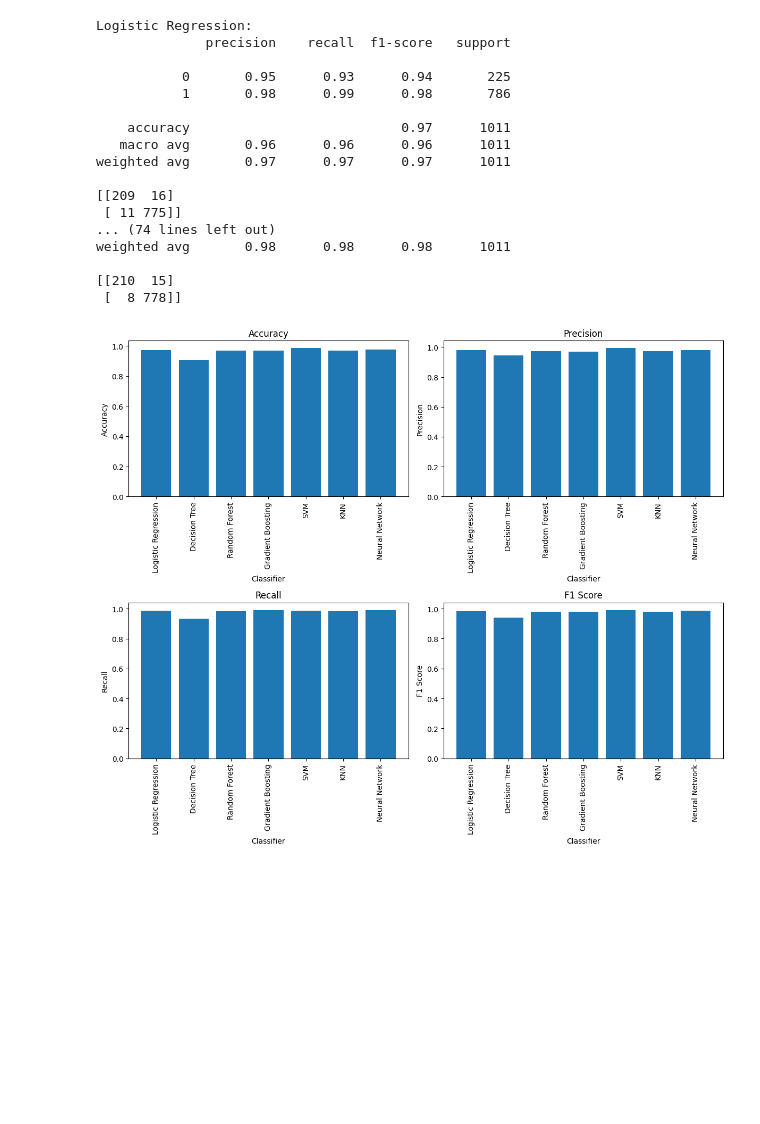
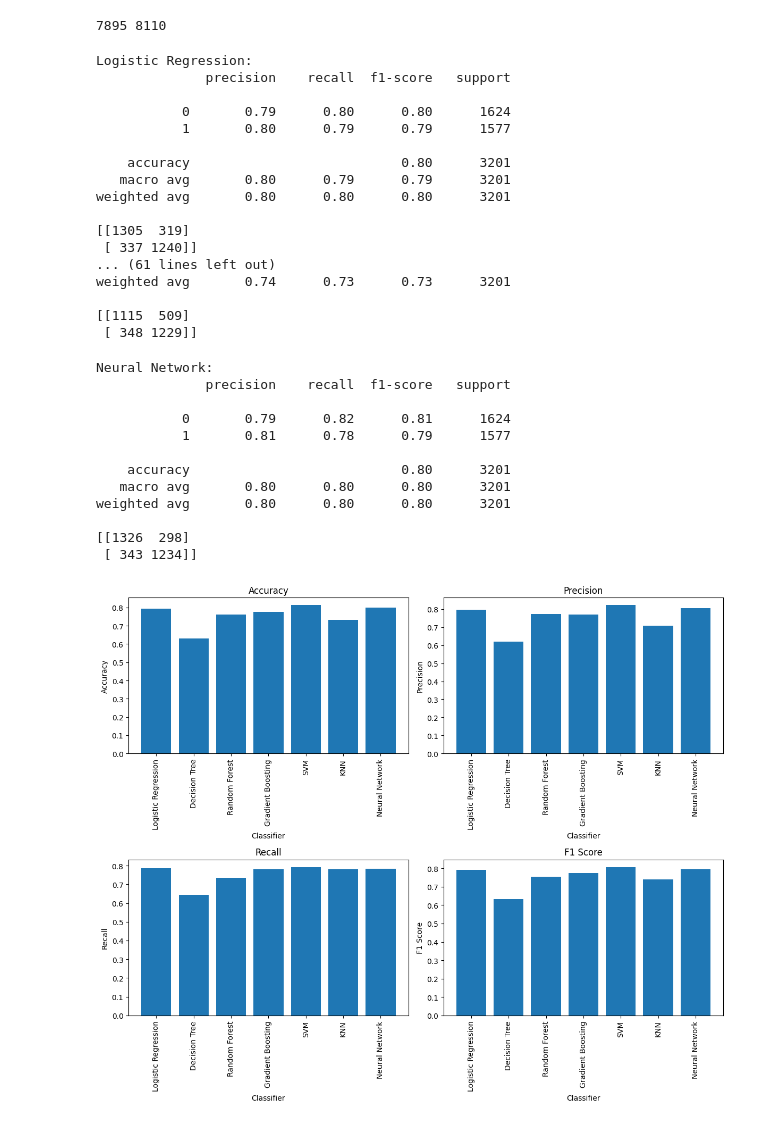
Before and after one commit to ExiledSpirit/dota-match-predict, a Jupyter notebook: SentimentAnalysis/2_Help/help.ipynb, the cells around one changed output. Saved outputs shown, nothing was run; the diff lists cells and outputs as text; code cells hidden in the pictures; blank space fills up the shorter version.

Commit message:
Improve & increase dataset

```diff
--- a/SentimentAnalysis/2_Help/help.ipynb
+++ b/SentimentAnalysis/2_Help/help.ipynb
@@ -23,6 +38,7 @@ import json
 import numpy as np
 import pandas as pd
 import pickle
+from tqdm.notebook import tqdm
 
 def create_embeds():
     SENTIMENT_INOFF = 0
@@ -32,24 +48,30 @@ def create_embeds():
         with open(path, "r") as f:
             return json.load(f)
 
+    # carregar todos os dados
     sentiment_inoff_rows = load_json("../0_SyntheticDatasetMaker/output_processed.json")
     sentiment_off_rows = load_json("../Dataset/OffensiveTweets.json")
+    toxic_conversations_toxic = pd.read_csv("../Dataset/SetFit toxic_conversations Subset Toxic_4k.csv")["text"].values.tolist()
+    toxic_conversations_nottoxic = pd.read_csv("../Dataset/SetFit toxic_conversations Subset NotToxic_7k.csv")["text"].values.tolist()
 
-    df = pd.DataFrame(columns=[f"d{i}" for i in range(0, 384)])
-    df.insert(0, "sentiment", [])
-    df.insert(0, "content", [])
+    all_data_off = sentiment_off_rows + toxic_conversations_toxic
+    all_data_inoff = sentiment_inoff_rows + toxic_conversations_nottoxic
 
-    for i, tweet in enumerate(sentiment_inoff_rows):
+    print(len(all_data_off), len(all_data_inoff))
+
+    values = []
+
+    for tweet in tqdm(all_data_off):
         embedding = make_embedding(tweet)
-        df.loc[-1] = np.concatenate(([tweet, SENTIMENT_INOFF], embedding)) # adding a row
-        df.index = df.index + 1  # shifting index
-        df = df.sort_index()  # sorting by index
+        values.append([tweet, SENTIMENT_OFF] + list(embedding))
 
-    for i, tweet in enumerate(sentiment_off_rows):
+    for tweet in tqdm(all_data_inoff):
         embedding = make_embedding(tweet)
-        df.loc[-1] = np.concatenate(([tweet, SENTIMENT_OFF], embedding)) # adding a row
-        df.index = df.index + 1  # shifting index
-        df = df.sort_index()  # sorting by index
+        values.append([tweet, SENTIMENT_INOFF] + list(embedding))
+
+
+    # preparar dataframe para armazenar os embeddings
+    df = pd.DataFrame(values, columns=["content", "sentiment"] + [f"d{i}" for i in range(0, EMBEDDING_DIMENSIONS)])
 
     with open("./embeddings.dat", "wb") as f:
         pickle.dump(df, f)
@@ -57,9 +79,10 @@ def create_embeds():
     return df
 
 df = create_embeds()
+# %% [output]
+7895 8110
 # %%
 import pandas as pd
-from sklearn.datasets import load_iris
 from sklearn.model_selection import train_test_split
 from sklearn.linear_model import LogisticRegression
 from sklearn.tree import DecisionTreeClassifier
@@ -82,7 +105,7 @@ X_train, X_test, y_train, y_test = train_test_split(X, y, test_size=0.2, random_
 
 # Define the classifiers
 classifiers = {
-    'Logistic Regression': LogisticRegression(max_iter=1000),
+    'Logistic Regression': LogisticRegression(),
     'Decision Tree': DecisionTreeClassifier(),
     'Random Forest': RandomForestClassifier(),
     'Gradient Boosting': GradientBoostingClassifier(),
@@ -106,9 +129,9 @@ for name, clf in classifiers.items():
 
     y_pred = clf.predict(X_test)
     accuracy = accuracy_score(y_test, y_pred)
-    precision = precision_score(y_test, y_pred, pos_label='1')
-    recall = recall_score(y_test, y_pred, pos_label='1')
-    f1 = f1_score(y_test, y_pred, pos_label='1')
+    precision = precision_score(y_test, y_pred, pos_label=1)
+    recall = recall_score(y_test, y_pred, pos_label=1)
+    f1 = f1_score(y_test, y_pred, pos_label=1)
     results['Accuracy'][name] = accuracy
     results['Precision'][name] = precision
     results['Recall'][name] = recall
@@ -126,45 +149,57 @@ axs[0, 0].set_xlabel('Classifier')
 axs[0, 0].set_ylabel('Accuracy')
 axs[0, 0].tick_params(axis='x', rotation=90)
 
 axs[0, 1].bar(results['Precision'].keys(), results['Precision'].values())
 axs[0, 1].set_title('Precision')
 axs[0, 1].set_xlabel('Classifier')
 axs[0, 1].set_ylabel('Precision')
 axs[0, 1].tick_params(axis='x', rotation=90)
 
 axs[1, 0].bar(results['Recall'].keys(), results['Recall'].values())
 axs[1, 0].set_title('Recall')
 axs[1, 0].set_xlabel('Classifier')
 axs[1, 0].set_ylabel('Recall')
 axs[1, 0].tick_params(axis='x', rotation=90)
 
 axs[1, 1].bar(results['F1 Score'].keys(), results['F1 Score'].values())
 axs[1, 1].set_title('F1 Score')
 axs[1, 1].set_xlabel('Classifier')
 axs[1, 1].set_ylabel('F1 Score')
 axs[1, 1].tick_params(axis='x', rotation=90)
 
 plt.tight_layout()
 plt.savefig('classifier_comparison.png')
 # %% [output]
 Logistic Regression:
               precision    recall  f1-score   support
 
-           0       0.95      0.93      0.94       225
-           1       0.98      0.99      0.98       786
+           0       0.79      0.80      0.80      1624
+           1       0.80      0.79      0.79      1577
 
-    accuracy                           0.97      1011
-   macro avg       0.96      0.96      0.96      1011
-weighted avg       0.97      0.97      0.97      1011
+    accuracy                           0.80      3201
+   macro avg       0.80      0.79      0.79      3201
+weighted avg       0.80      0.80      0.80      3201
 
-[[209  16]
- [ 11 775]]
-... (74 lines left out)
-weighted avg       0.98      0.98      0.98      1011
+[[1305  319]
+ [ 337 1240]]
+... (61 lines left out)
+weighted avg       0.74      0.73      0.73      3201
 
-[[210  15]
- [  8 778]]
+[[1115  509]
+ [ 348 1229]]
+Neural Network:
+              precision    recall  f1-score   support
+
+           0       0.79      0.82      0.81      1624
+           1       0.81      0.78      0.79      1577
+
+    accuracy                           0.80      3201
+   macro avg       0.80      0.80      0.80      3201
+weighted avg       0.80      0.80      0.80      3201
+
+[[1326  298]
+ [ 343 1234]]
-[figure, old version]
+[figure, new version]
 # %%
 import pickle
 import os
```
Also changed, not shown: parts of 3 cells of this notebook, 7 other files.
